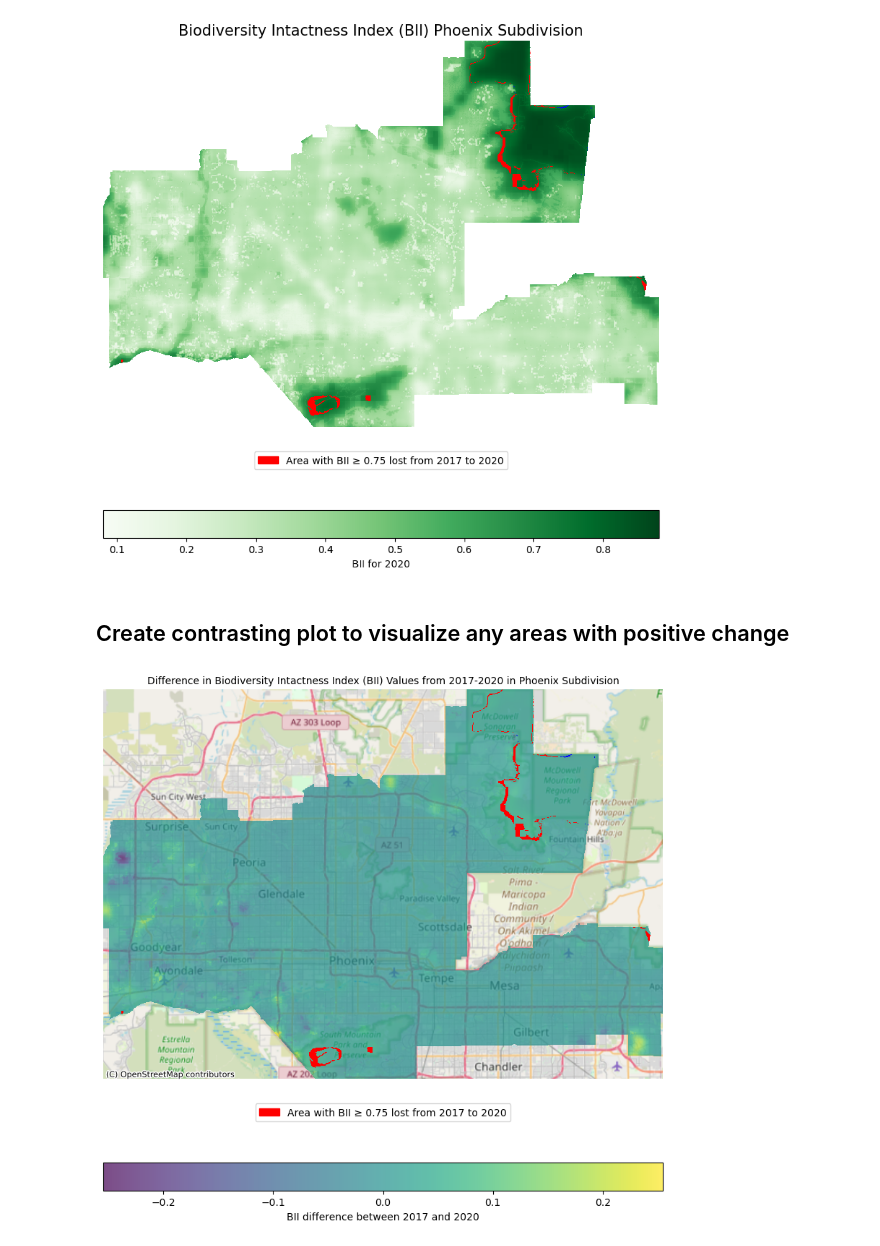
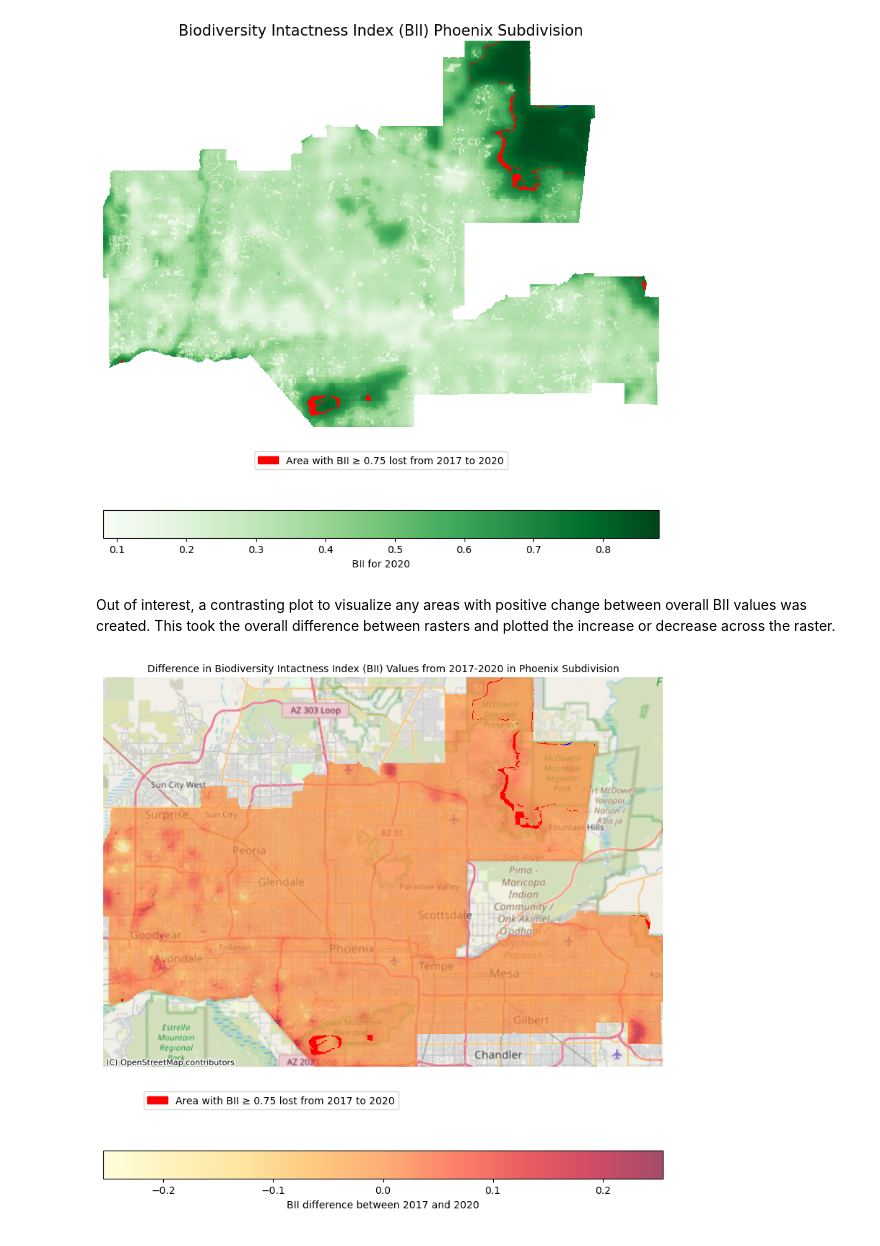
Before and after one commit to NatBonnet/eds220-phoenix-biodiversity, a Jupyter notebook: phoenix_biodiversity.ipynb, the cells around one changed output. Cells and saved outputs as stored; diff of their text form; code cells hidden in the pictures.

```diff
--- a/phoenix_biodiversity.ipynb
+++ b/phoenix_biodiversity.ipynb
@@ -244,27 +272,41 @@ plt.show()
 # %% [output]
 [figure]
 # %% [markdown]
-## Create contrasting plot to visualize any areas with positive change
+Out of interest, a contrasting plot to visualize any areas with positive change between overall BII values was created. This took the overall difference between rasters and plotted the increase or decrease across the raster.
 # %%
 # Take difference in rasters 2017-2020
 diff_clip = clip_2017 - clip_2020
 
 # Plot difference raster
 fig, ax = plt.subplots(figsize = (10,10))
-ax.axis("off")
-diff_clip.plot(ax=ax, cmap ="viridis", alpha = 0.7, cbar_kwargs = {'location':'bottom', 'label':'BII difference between 2017 and 2020'})
-bii_chng.plot(ax=ax, cmap = "bwr" , add_colorbar = False)
+
+# Plot overall difference raster
+diff_clip.plot(ax=ax, cmap ="YlOrRd",
+               alpha = 0.7,
+               cbar_kwargs = {'location':'bottom', 'label':'BII difference between 2017 and 2020'})
+
+# Compare with areas from change in high biodiversity
+bii_chng.plot(ax=ax,
+              cmap = "bwr" ,
+              add_colorbar = False)
+
 # Add basemap using contextily
 ctx.add_basemap(ax, source=ctx.providers.OpenStreetMap.Mapnik, crs = arizona.crs)
+
+# Add legend patch
 ax.legend(handles=legend_elements,
-loc="upper center", bbox_to_anchor=(0.5, -0.05), ncol=5)
+loc="upper center", bbox_to_anchor=(0.3, -0.05), ncol=5)
+
 # Labels, title, and legend
 ax.set_ylabel(" ")
 ax.set_title("Difference in Biodiversity Intactness Index (BII) Values from 2017-2020 in Phoenix Subdivision",
              {'fontsize':10})
 
+# Hide axes
+ax.axis("off")
+
 plt.show()
 # %% [output]
-[figure, old version]
+[figure, new version]
 # %% [markdown]
 ## Discussion
```
Also changed, not shown: parts of 8 cells of this notebook.
